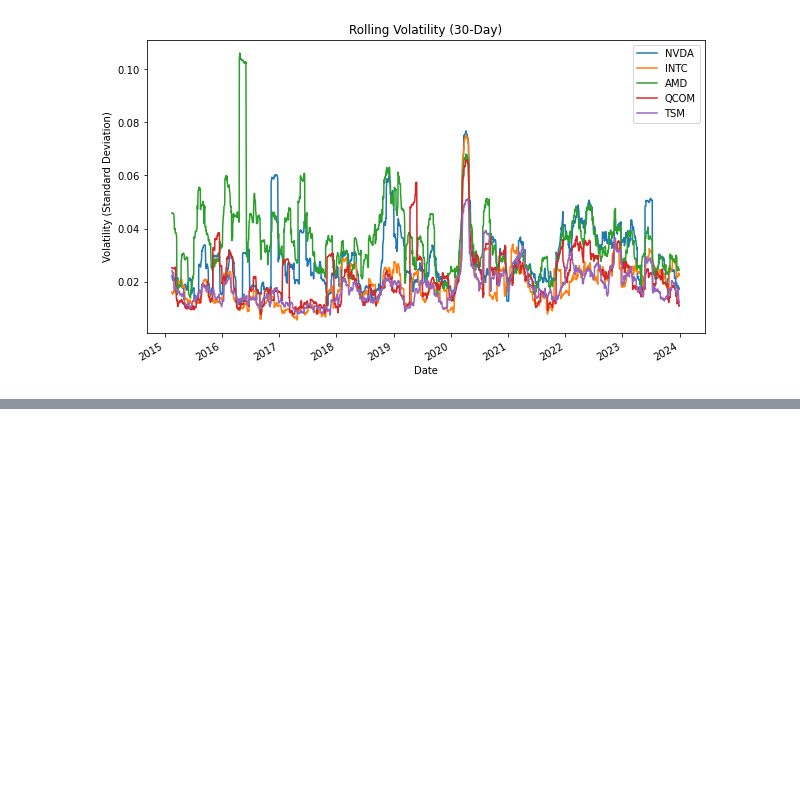
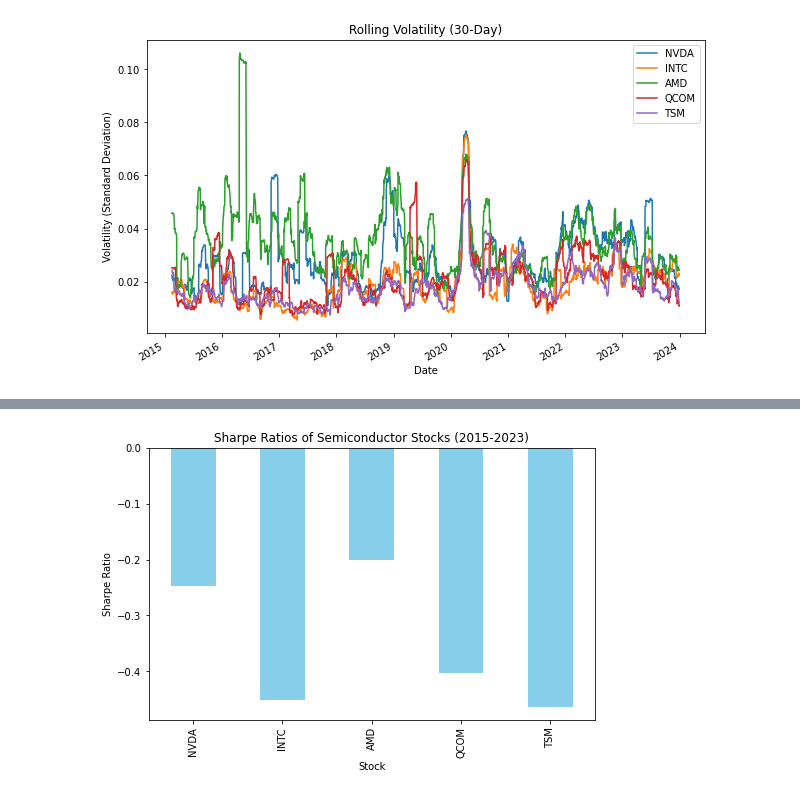
Before and after one commit to xintamosaik/Semiconductor_Stock_Analysis, a Jupyter notebook: semiconductor_stock_analysis_2015_2023.ipynb, the cells around one changed output, grey strips where cells are left out. Drawn from its saved outputs; the diff is of its cells as text; code cells hidden in the pictures; blank space fills up the shorter version.

```diff
--- a/semiconductor_stock_analysis_2015_2023.ipynb
+++ b/semiconductor_stock_analysis_2015_2023.ipynb
@@ -174,0 +219,14 @@ plt.show()
+# %%
+# Assuming a risk-free rate of 0.01 (1% per year)
+risk_free_rate = 0.01
+
+# Calculate the average daily returns and daily volatility (standard deviation of returns)
+avg_returns = returns.mean()
+volatility = returns.std()
+
+# Calculate the Sharpe Ratio for each stock
+sharpe_ratios = (avg_returns - risk_free_rate) / volatility
+print(sharpe_ratios)
+
+# Check the data type of the Series
+print(sharpe_ratios.dtype)
@@ -174,0 +241,13 @@ plt.show()
+# %%
+# Plot sharpe ratios
+sharpe_ratios.plot(kind='bar', figsize=(8, 5), color='skyblue')
+
+# Add labels and title
+plt.title('Sharpe Ratios of Semiconductor Stocks (2015-2023)')
+plt.ylabel('Sharpe Ratio')
+plt.xlabel('Stock')
+
+# Show the plot
+plt.show()
+# %% [output]
+[figure, added]
```
Also changed, not shown: parts of 6 cells of this notebook.
